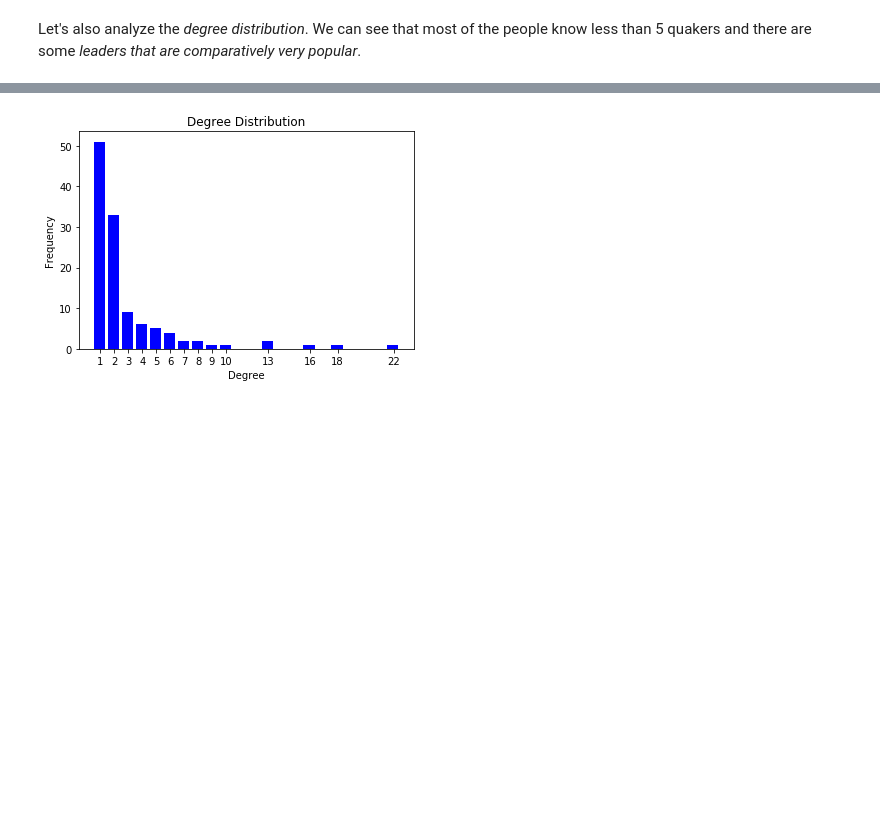
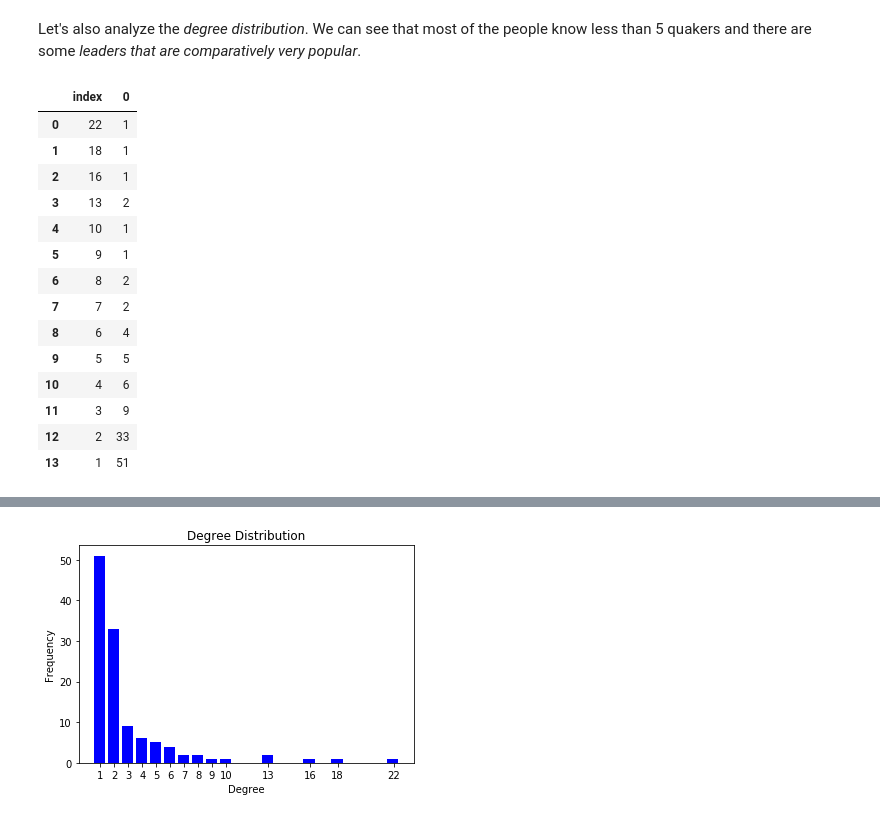
Before and after one commit to Lambo97/ADA-CS-401, a Jupyter notebook: Tutorials/08 - Handling Graphs/Tutorial_graphs.ipynb, the cells around one changed output, grey strips where cells are left out. Saved outputs shown, nothing was run; the diff lists cells and outputs as text; code cells hidden in the pictures; blank space fills up the shorter version.

```diff
--- a/Tutorials/08 - Handling Graphs/Tutorial_graphs.ipynb
+++ b/Tutorials/08 - Handling Graphs/Tutorial_graphs.ipynb
@@ -387,6 +400,27 @@ Margaret Fell who is Quaker leader knows 13 people
 # %% [markdown]
 Let's also analyze the *degree distribution*.
 We can see that most of the people know less than 5 quakers and there are some *leaders that are comparatively very popular*.
+# %%
+degree_seq = [d[1] for d in sorted_degree]
+degreeCount = collections.Counter(degree_seq)
+degreeCount = pd.DataFrame.from_dict( degreeCount, orient='index').reset_index()
+degreeCount
+# %% [output]
+|  | index | 0 |
+| 0 | 22 | 1 |
+| 1 | 18 | 1 |
+| 2 | 16 | 1 |
+| 3 | 13 | 2 |
+| 4 | 10 | 1 |
+| 5 | 9 | 1 |
+| 6 | 8 | 2 |
+| 7 | 7 | 2 |
+| 8 | 6 | 4 |
+| 9 | 5 | 5 |
+| 10 | 4 | 6 |
+| 11 | 3 | 9 |
+| 12 | 2 | 33 |
+| 13 | 1 | 51 |
 # %%
 degree_seq = [d[1] for d in sorted_degree]
 degreeCount = collections.Counter(degree_seq)
```
Also changed, not shown: parts of 21 cells of this notebook, 3 other files.
